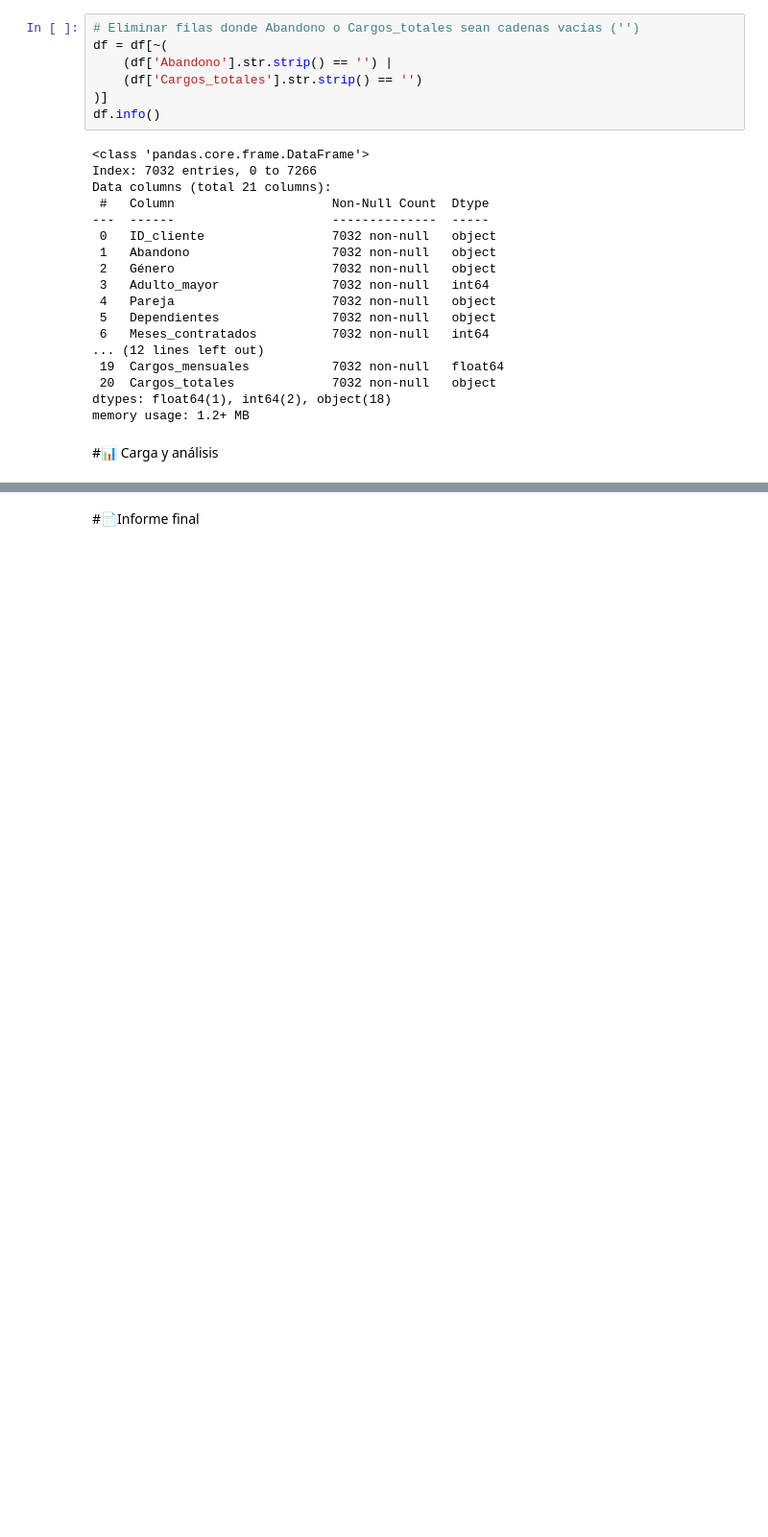
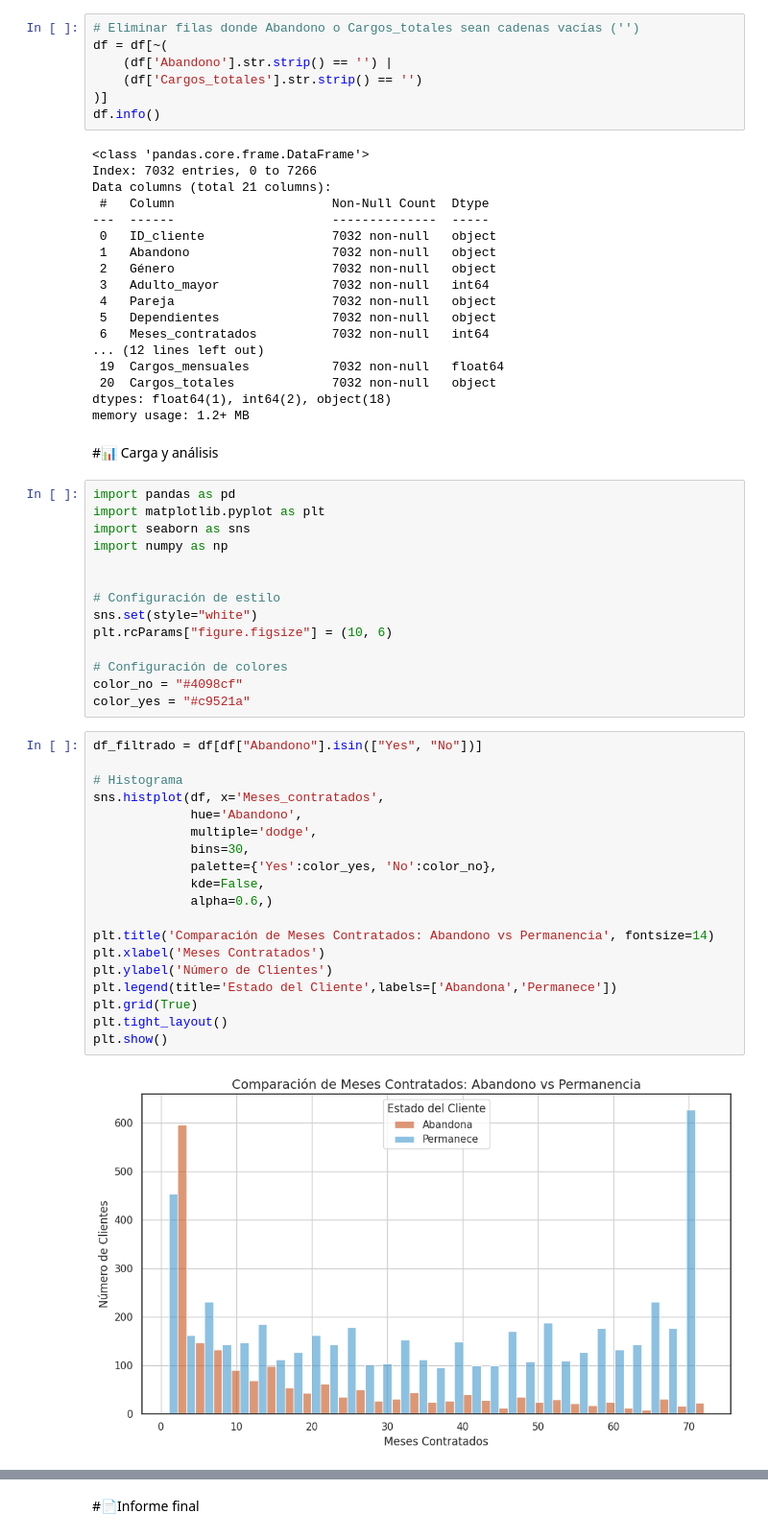
Before and after one commit to francisco-gamez/Challenge-Telecom-X, a Jupyter notebook: telecomx_latam.ipynb, the cells around one changed output, grey strips where cells are left out. Shown at 96% size. Saved outputs shown, nothing was run; the diff lists cells and outputs as text; blank space fills up the shorter version.

```diff
--- a/telecomx_latam.ipynb
+++ b/telecomx_latam.ipynb
@@ -223,3 +223,38 @@ dtypes: float64(1), int64(2), object(18)
 memory usage: 1.2+ MB
 # %% [markdown]
 #📊 Carga y análisis
+# %%
+import pandas as pd
+import matplotlib.pyplot as plt
+import seaborn as sns
+import numpy as np
+
+
+# Configuración de estilo
+sns.set(style="white")
+plt.rcParams["figure.figsize"] = (10, 6)
+
+# Configuración de colores
+color_no = "#4098cf"
+color_yes = "#c9521a"
+# %%
+df_filtrado = df[df["Abandono"].isin(["Yes", "No"])]
+
+# Histograma
+sns.histplot(df, x='Meses_contratados',
+             hue='Abandono',
+             multiple='dodge',
+             bins=30,
+             palette={'Yes':color_yes, 'No':color_no},
+             kde=False,
+             alpha=0.6,)
+
+plt.title('Comparación de Meses Contratados: Abandono vs Permanencia', fontsize=14)
+plt.xlabel('Meses Contratados')
+plt.ylabel('Número de Clientes')
+plt.legend(title='Estado del Cliente',labels=['Abandona','Permanece'])
+plt.grid(True)
+plt.tight_layout()
+plt.show()
+# %% [output]
+[figure, added]
```
Also changed, not shown: parts of 9 cells of this notebook.
